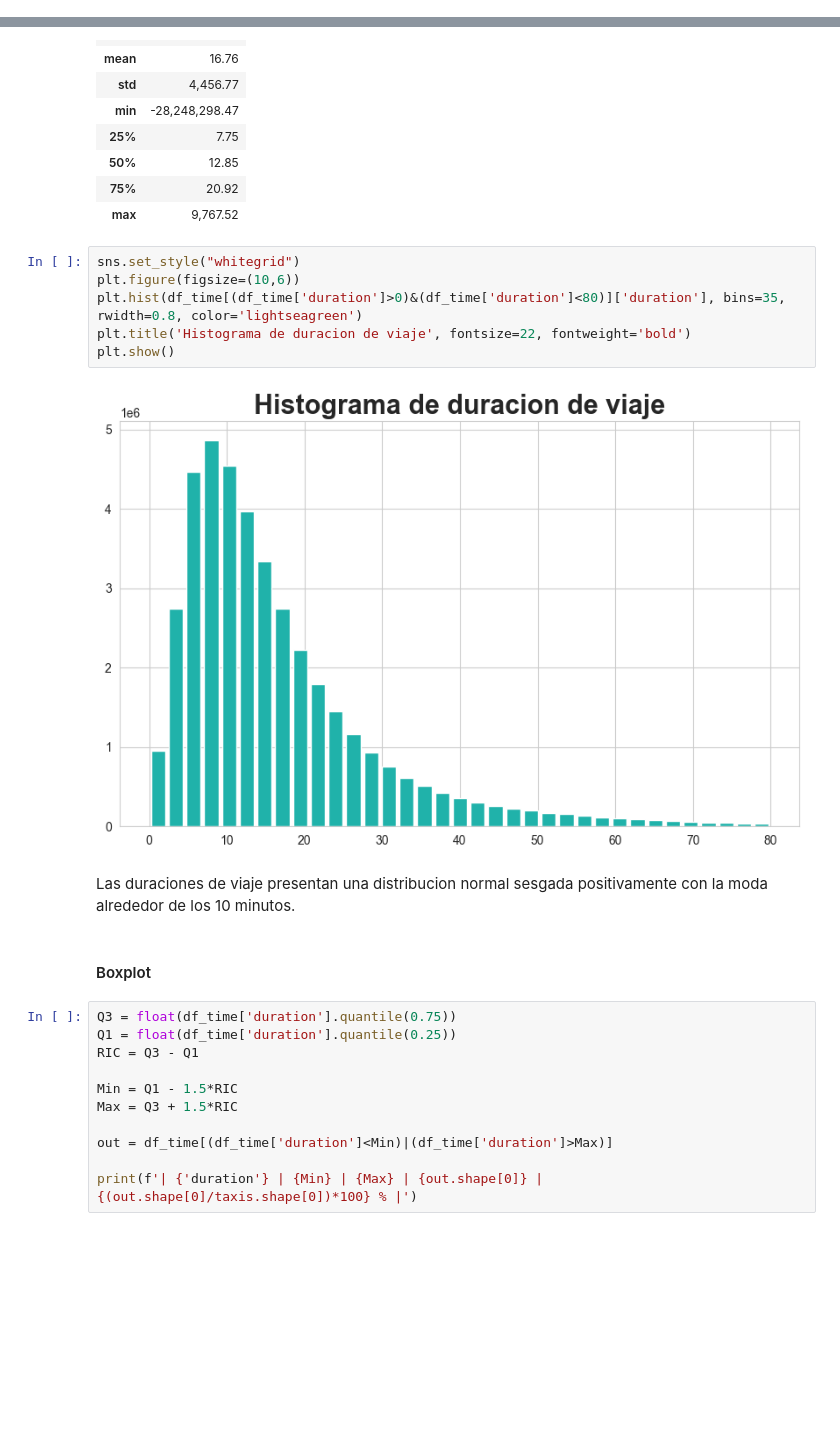
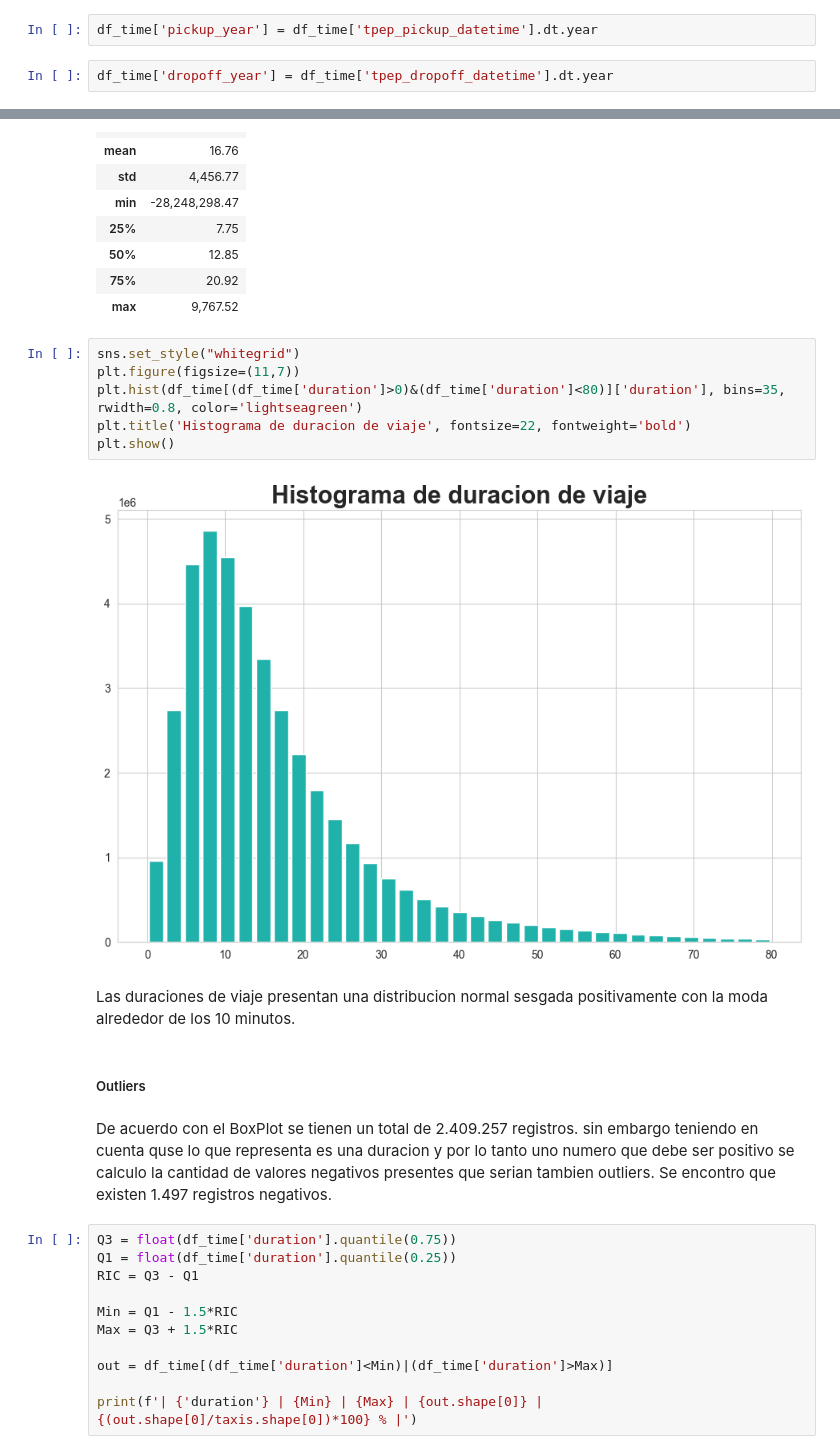
Before and after one commit to Rizo12G/Proyecto_final_henry, a Jupyter notebook: EDA/EDA_taxis.ipynb, the cells around one changed output, grey strips where cells are left out. Cells and saved outputs as stored; diff of their text form; blank space fills up the shorter version.

```diff
--- a/EDA/EDA_taxis.ipynb
+++ b/EDA/EDA_taxis.ipynb
@@ -171,6 +171,10 @@ df_time[~(df_time['tpep_dropoff_datetime'].dt.year == df_time['tpep_pickup_datet
 | 39728417 | 2023-12-31 23:57:58 | 2024-01-01 00:00:10 |
 | 39728418 | 2023-12-31 23:54:59 | 2024-01-01 00:01:21 |
 554 rows × 2 columns
+# %%
+df_time['pickup_year'] = df_time['tpep_pickup_datetime'].dt.year
+# %%
+df_time['dropoff_year'] = df_time['tpep_dropoff_datetime'].dt.year
 # %%
 df_time['month'] = df_time['tpep_pickup_datetime'].dt.strftime('%B').str.upper()
 # %%
@@ -233,16 +330,18 @@ df_time['duration'].describe().apply(lambda x: '{:,.2f}'.format(x)).to_frame()
 | max | 9,767.52 |
 # %%
 sns.set_style("whitegrid")
-plt.figure(figsize=(10,6))
+plt.figure(figsize=(11,7))
 plt.hist(df_time[(df_time['duration']>0)&(df_time['duration']<80)]['duration'], bins=35, rwidth=0.8, color='lightseagreen')
 plt.title('Histograma de duracion de viaje', fontsize=22, fontweight='bold')
 plt.show()
 # %% [output]
-[figure, old version]
+[figure, new version]
 # %% [markdown]
 Las duraciones de viaje presentan una distribucion normal sesgada positivamente con la moda alrededor de los 10 minutos.
 # %% [markdown]
-#### Boxplot
+##### Outliers
+# %% [markdown]
+De acuerdo con el BoxPlot se tienen un total de 2.409.257 registros. sin embargo teniendo en cuenta quse lo que representa es una duracion y por lo tanto uno numero que debe ser positivo se calculo la cantidad de valores negativos presentes que serian tambien outliers. Se encontro que existen 1.497 registros negativos.
 # %%
 Q3 = float(df_time['duration'].quantile(0.75))
 Q1 = float(df_time['duration'].quantile(0.25))
```
Also changed, not shown: parts of 19 cells of this notebook, 2 other files.
